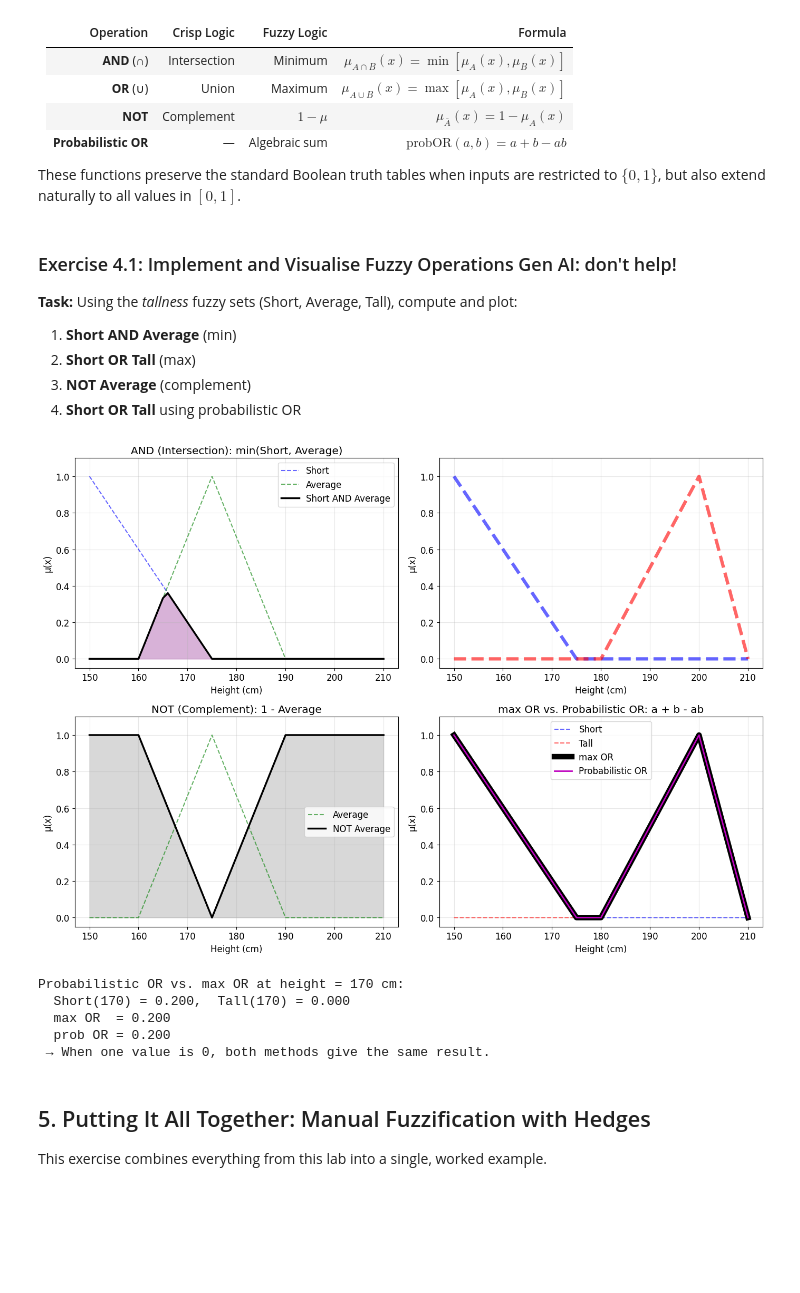
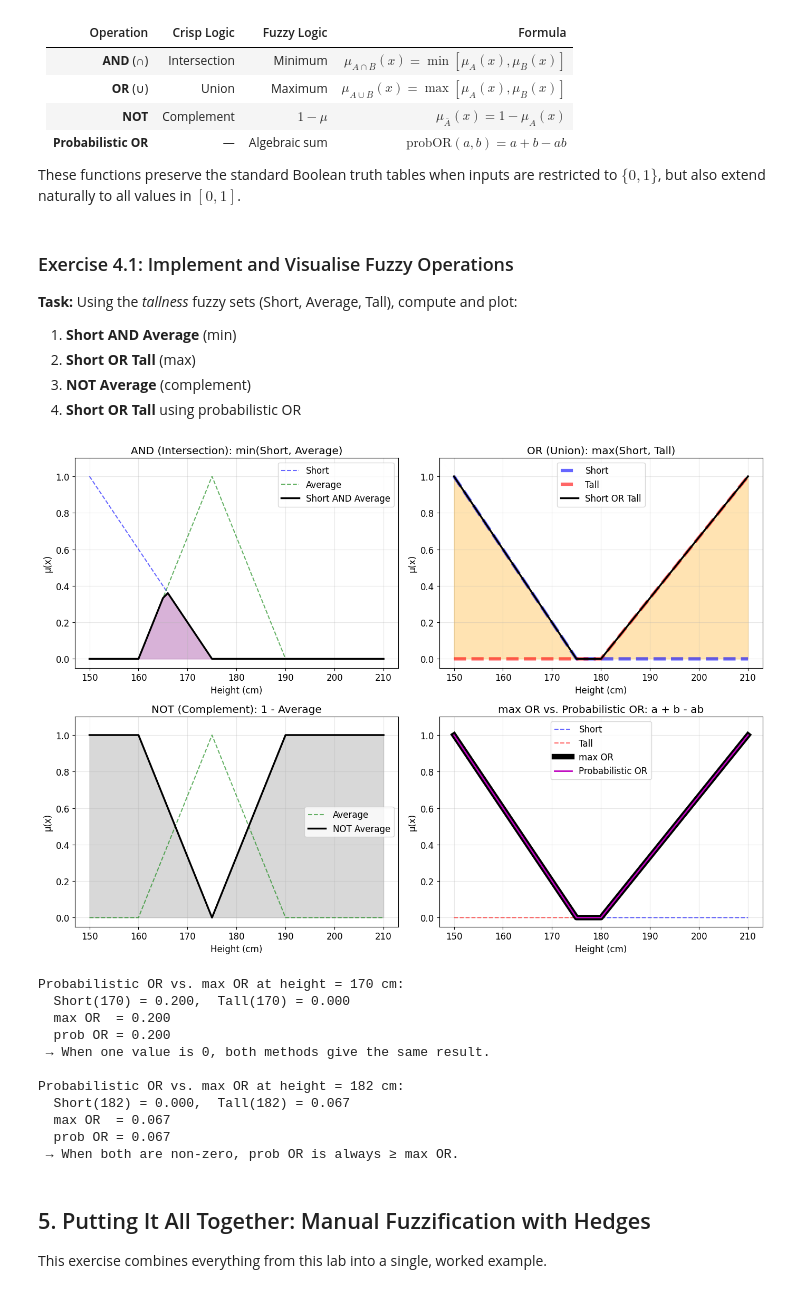
Before and after one commit to MatthewMcCarthy1/artificial-intelligence, a Jupyter notebook: lab-4/lab-four.ipynb, the cells around one changed output. Saved outputs shown, nothing was run; the diff lists cells and outputs as text; code cells hidden in the pictures; blank space fills up the shorter version.

```diff
--- a/lab-4/lab-four.ipynb
+++ b/lab-4/lab-four.ipynb
@@ -407,7 +407,7 @@ def hedge_not(mu):
 shows exactly how concentration narrows a set and dilation widens it
 # %%
 x_height = np.arange(150, 211, 1)
-tall = fuzz.trimf(x_height, [180, 200, 210])
+tall = fuzz.trimf(x_height, [180, 210, 210])
 
 hedges = {
  'Very (μ²)': hedge_very,
@@ -498,7 +508,7 @@ Fuzzy logic extends the standard Boolean operations to work with continuous memb
 These functions preserve the standard Boolean truth tables when inputs are restricted to $\{0, 1\}$, but also
 extend naturally to all values in $[0, 1]$.
 # %% [markdown]
-### Exercise 4.1: Implement and Visualise Fuzzy Operations  Gen AI: don't help!
+### Exercise 4.1: Implement and Visualise Fuzzy Operations
 
 **Task:** Using the *tallness* fuzzy sets (Short, Average, Tall), compute and plot:
 
@@ -511,7 +521,14 @@ x_height = np.arange(150, 211, 1)
 
 # TODO: create here the "short", "average", and "tall" sets
 #       as per Exercise 1.1
+# --- Fuzzy sets ---
+short = fuzz.trimf(x_height, [150, 150, 175])
 
+# Average
+average = fuzz.trimf(x_height, [160, 175, 190])
+
+# Tall
+tall = fuzz.trimf(x_height, [180, 210, 210])
 
 # Fuzzy operations
 and_short_avg     = np.minimum(short, average)        # AND = min
@@ -533,7 +550,10 @@ axes[0, 0].legend()
 axes[0, 1].plot(x_height, short, 'b--', linewidth=4.5, alpha=0.6, label='Short')
 axes[0, 1].plot(x_height, tall,  'r--', linewidth=4.5, alpha=0.6, label='Tall')
 # TODO: plot and fill the OR (max) operation as per the AND (min) above
-
+axes[0, 1].plot(x_height, or_short_tall, 'k-', linewidth=2.5, label='Short OR Tall')
+axes[0, 1].fill_between(x_height, or_short_tall, alpha=0.3, color='orange')
+axes[0, 1].set_title('OR (Union): max(Short, Tall)')
+axes[0, 1].legend()
 
 # NOT
 axes[1, 0].plot(x_height, average,     'g--', linewidth=1.5, alpha=0.6, label='Average')
@@ -544,39 +564,55 @@ axes[1, 0].legend()
 
 # Probabilistic OR vs Max OR
 axes[1, 1].plot(x_height, short,            'b--', linewidth=1.5, alpha=0.6, label='Short')
 axes[1, 1].plot(x_height, tall,             'r--', linewidth=1.5, alpha=0.6, label='Tall')
 axes[1, 1].plot(x_height, or_short_tall,    'k-',  linewidth=7.5, label='max OR')
 axes[1, 1].plot(x_height, probor_short_tall,'m-',  linewidth=2,   label='Probabilistic OR')
 axes[1, 1].set_title('max OR vs. Probabilistic OR: a + b - ab')
 axes[1, 1].legend()
 
 for ax in axes.flat:
     ax.set_xlabel('Height (cm)')
     ax.set_ylabel('μ(x)')
     ax.set_ylim(-0.05, 1.1)
 
 plt.tight_layout()
 plt.show()
 
 # Numerical comparison
 print("Probabilistic OR vs. max OR at height = 170 cm:")
 h = 170
 s = fuzz.interp_membership(x_height, short, h)
 t = fuzz.interp_membership(x_height, tall, h)
 print(f"  Short({h}) = {s:.3f},  Tall({h}) = {t:.3f}")
 print(f"  max OR  = {max(s, t):.3f}")
 print(f"  prob OR = {s + t - s*t:.3f}")
 print(" → When one value is 0, both methods give the same result.")
 print()
 # TODO: code here the same comparison as above (h = 170) but now
 # for h = 182
+
+print("Probabilistic OR vs. max OR at height = 182 cm:")
+h = 182
+s = fuzz.interp_membership(x_height, short, h)
+t = fuzz.interp_membership(x_height, tall, h)
+print(f"  Short({h}) = {s:.3f},  Tall({h}) = {t:.3f}")
+print(f"  max OR  = {max(s, t):.3f}")
+print(f"  prob OR = {s + t - s*t:.3f}")
+print(" → When both are non-zero, prob OR is always ≥ max OR.")
+print()
 # %% [output]
-[figure, old version]
+[figure, new version]
 Probabilistic OR vs. max OR at height = 170 cm:
   Short(170) = 0.200,  Tall(170) = 0.000
   max OR  = 0.200
   prob OR = 0.200
  → When one value is 0, both methods give the same result.
+
+Probabilistic OR vs. max OR at height = 182 cm:
+  Short(182) = 0.000,  Tall(182) = 0.067
+  max OR  = 0.067
+  prob OR = 0.067
+ → When both are non-zero, prob OR is always ≥ max OR.
 # %% [markdown]
 ## 5. Putting It All Together: Manual Fuzzification with Hedges
 
```
Also changed, not shown: parts of 7 cells of this notebook.
